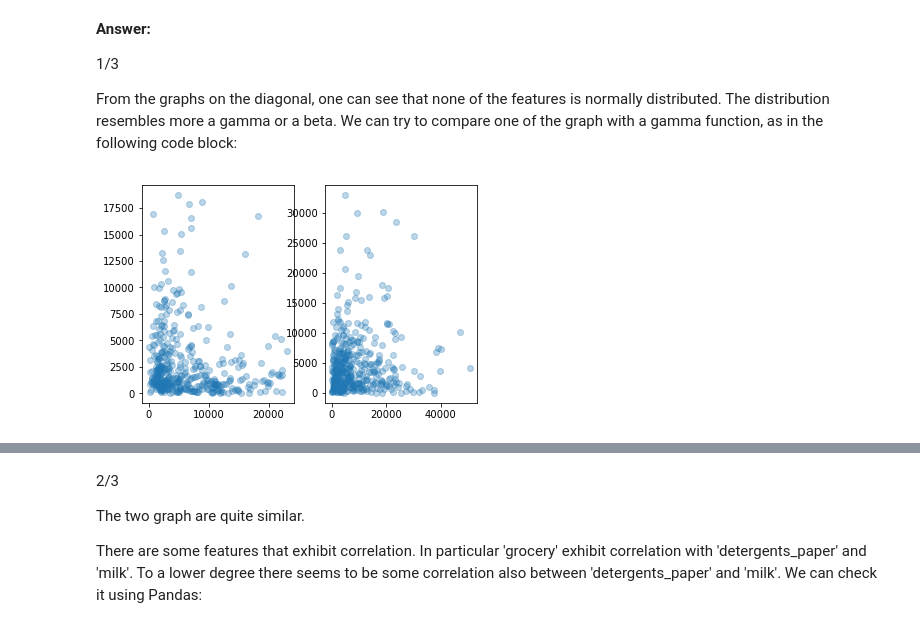
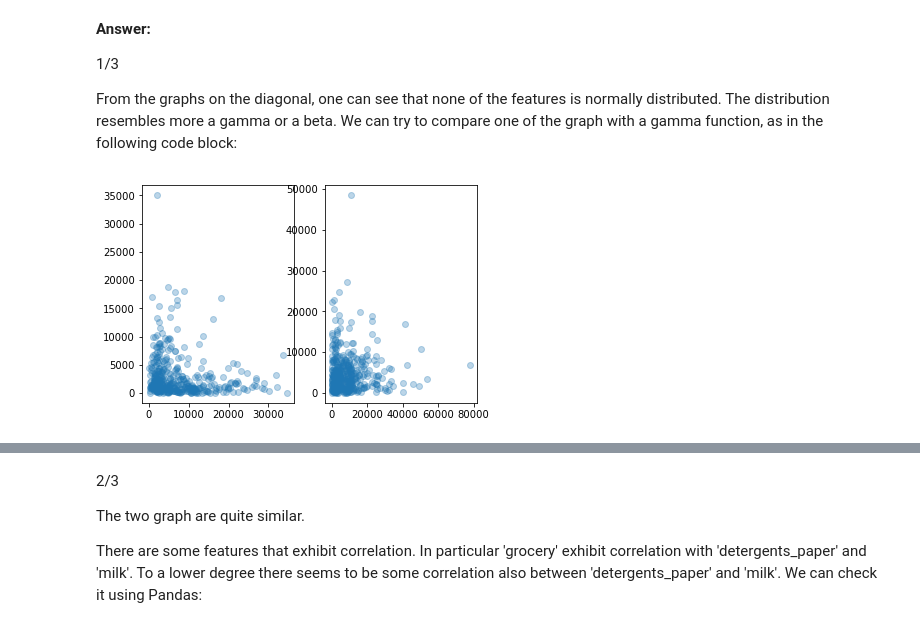
Before and after one commit to mcoghi/Machine-learning-nanodegree, a Jupyter notebook: customer_segments/customer_segments.ipynb, the cells around one changed output, grey strips where cells are left out. Drawn from its saved outputs; the diff is of its cells as text; code cells hidden in the pictures.

```diff
--- a/customer_segments/customer_segments.ipynb
+++ b/customer_segments/customer_segments.ipynb
@@ -205,33 +220,32 @@ def find_outliers(arr):
     # we remove the outliers
 
     # third percentile
     Q3 = np.percentile(x, 75)
 
     # percentile range
     QR = Q3 - np.percentile(x, 25)
 
-    return Q3 + 1.5*QR
+    return Q3 + 3*QR
 
 
 mask = (x < find_outliers(x)) & (y < find_outliers(y))
 
 # gamma data
 stdX = data.describe()[variables[0]]['std']
 stdY = data.describe()[variables[1]]['std']
 
 X = np.random.gamma(1, scale = stdX, size=400)
 Y = np.random.gamma(1, scale = stdY, size=400)
 
 mask2 = (X < find_outliers(X)) & (Y < find_outliers(Y))
 mask2 = X == X
 # Plot
 plt.figure(1)
 plt.subplot(121)
 plt.scatter(x[mask], y[mask], alpha=0.3)
-#plt.scatter(x, y, alpha=0.3)
 
 plt.subplot(122)
 plt.scatter(X[mask2], Y[mask2], alpha=0.3)
 plt.show()
 # %% [output]
-[figure, old version]
+[figure, new version]
```
Also changed, not shown: parts of 18 cells of this notebook, 1 other file.
